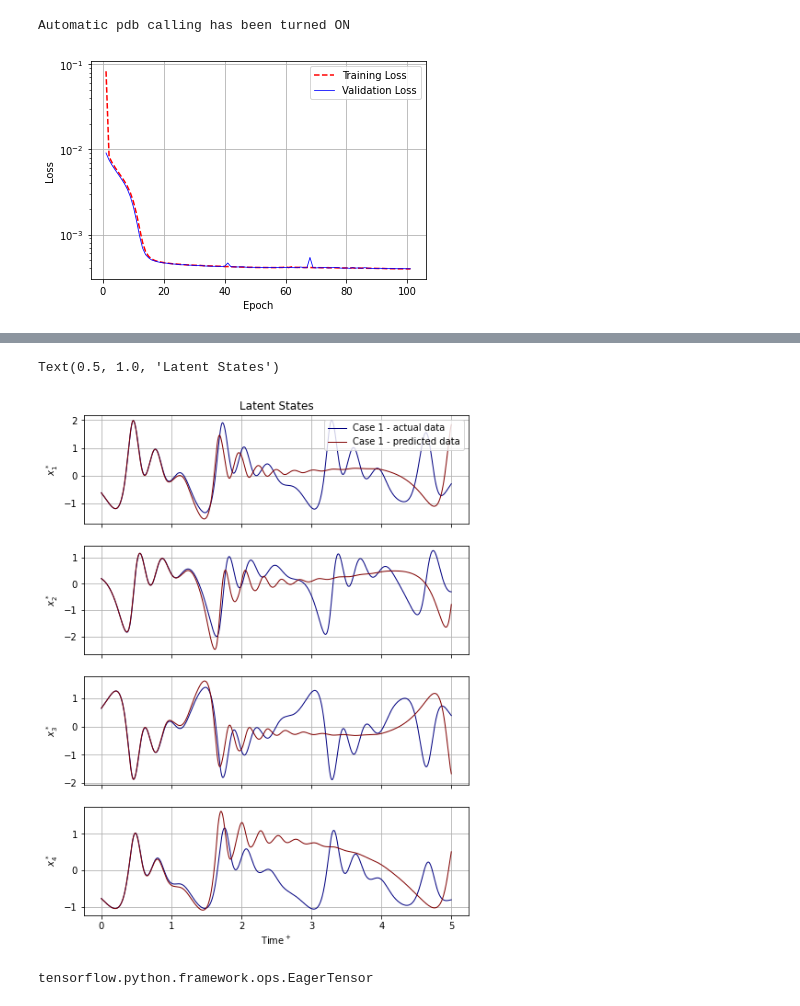
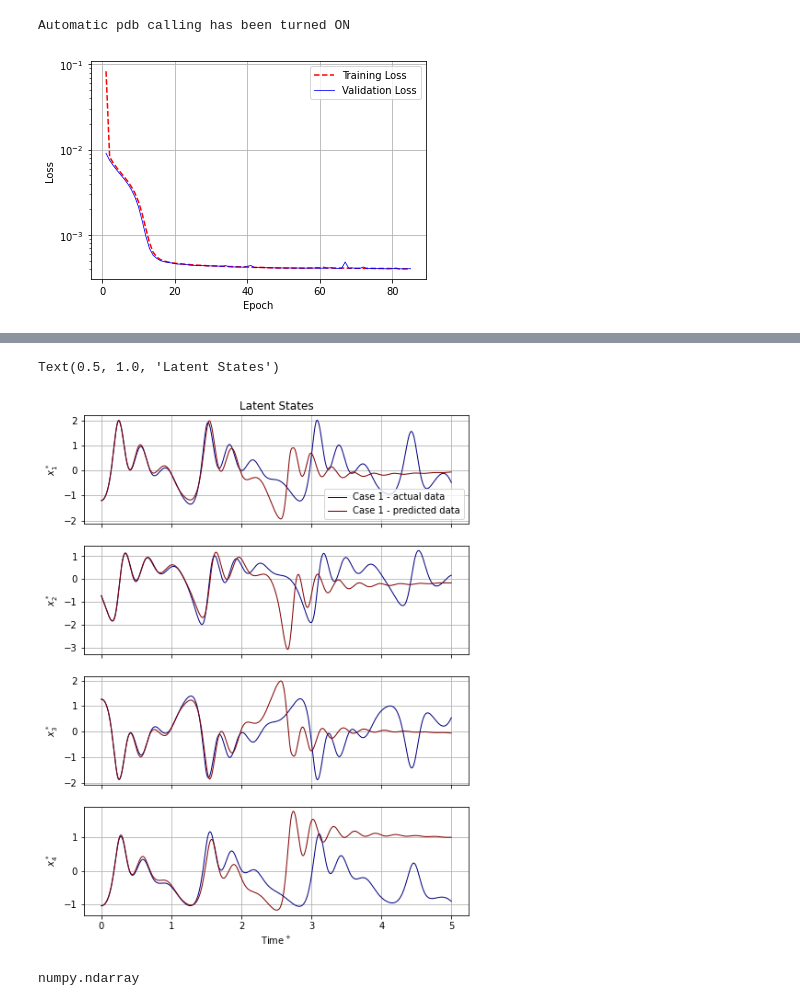
Before and after one commit to thisisrohan/MLROM, a Jupyter notebook: CDV/LoadingRNN-GRU-andTesting-AutoRegressiveMode.ipynb, the cells around one changed output, grey strips where cells are left out. Saved outputs shown, nothing was run; the diff lists cells and outputs as text; code cells hidden in the pictures.

```diff
--- a/CDV/LoadingRNN-GRU-andTesting-AutoRegressiveMode.ipynb
+++ b/CDV/LoadingRNN-GRU-andTesting-AutoRegressiveMode.ipynb
@@ -121,7 +121,7 @@ if behaviour == 'initialiseAndTrainFromScratch':
     normalize_flag = params_dict['normalize_flag']
 else:
     # RNN directory
-    dir_name_rnn = os.getcwd()+'/saved_rnn/rnn_009'
+    dir_name_rnn = os.getcwd()+'/saved_rnn/rnn_010'
 
     # reading simulation parameters
     with open(dir_name_rnn + '/sim_data_AE_params.txt') as f:
@@ -456,7 +456,7 @@ fig, ax = plot_losses(
 # plt.savefig(dir_name_rnn+'{ds}plots{ds}loss_history.png'.format(ds=dir_sep), dpi=300, bbox_inches='tight')
 plt.show()
 # %% [output]
-[figure, old version]
+[figure, new version]
 # %%
 # data_idx = np.arange(testing_data_rnn_output.shape[0])
 # np.random.shuffle(data_idx)
@@ -524,8 +524,8 @@ def rescale_data(data, normalization_arr):
 
     return new_data
 # %%
-data_type = 'training'
-# data_type = 'testing'
+# data_type = 'training'
+data_type = 'testing'
 
 data_in = eval(data_type+'_data_rnn_input')
 data_out = eval(data_type+'_data_rnn_output')
@@ -533,7 +533,7 @@ data_out = eval(data_type+'_data_rnn_output')
 data_idx = np.arange(data_in.shape[0])
 np.random.shuffle(data_idx)
 data_idx = data_idx[0]
-data_idx = 11269
+# data_idx = 11269
 print('data_idx : {}'.format(data_idx))
 
 # data_in = data_in[data_idx]
@@ -609,6 +610,6 @@ data_idx : 11269
 Text(0.5, 1.0, 'Latent States')
-[figure, old version]
+[figure, new version]
 # %%
 type(prediction)
 # %% [output]
-tensorflow.python.framework.ops.EagerTensor
+numpy.ndarray
```
Also changed, not shown: parts of 4 cells of this notebook, 14 other files.
